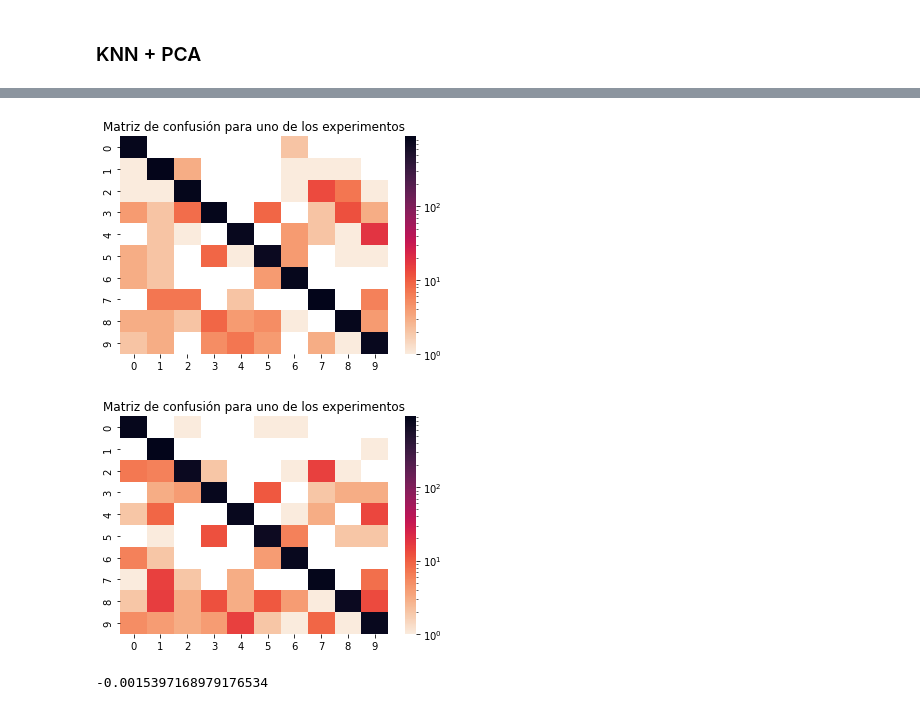
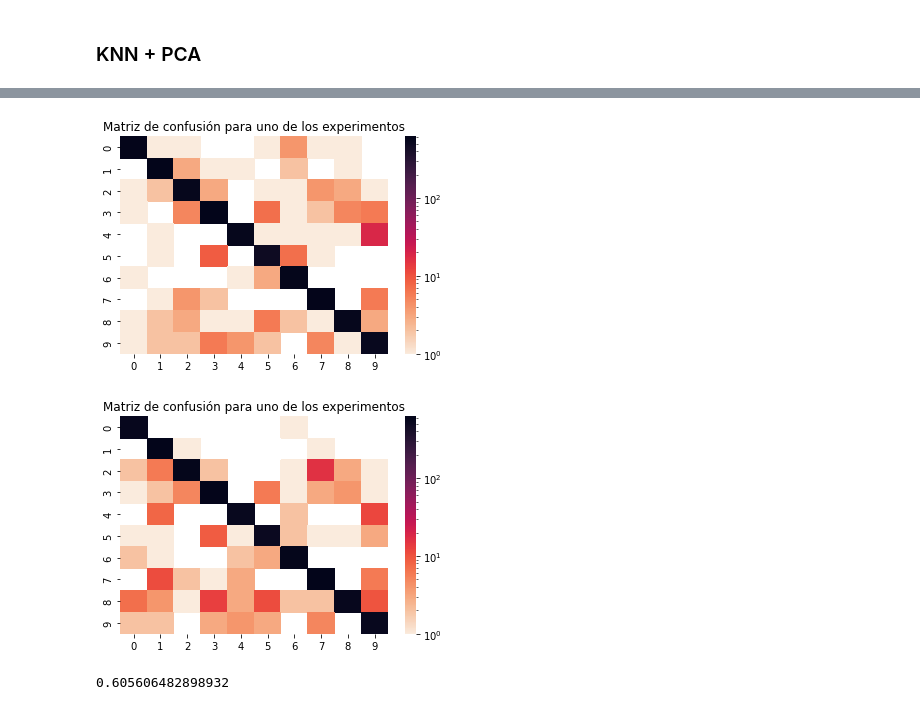
Before and after one commit to iglosiggio/metnum-tp2, a Jupyter notebook: notebooks/graficos.ipynb, the cells around one changed output, grey strips where cells are left out. Drawn from its saved outputs; the diff is of its cells as text; code cells hidden in the pictures.

```diff
--- a/notebooks/graficos.ipynb
+++ b/notebooks/graficos.ipynb
@@ -115,7 +115,7 @@ Text(0.5, 1.0, 'Parametrización KNNPCA vs Tiempo en KNN')
 df_knnpca
 
 df_knnpca_accuracy_column = df_knnpca.apply(
-    func=lambda row: accuracy_score(row['y_val'], row['y_pred']),
+    func=lambda row: accuracy_score(row['y_fold_test'], row['y_fold_pred']),
     axis=1
 )
 df_knnpca_accuracy = df_knnpca[['k']].copy()
@@ -174,30 +174,28 @@ Name: 4217, dtype: float64
 # %%
 from matplotlib.colors import LogNorm
 from sklearn.metrics import confusion_matrix
 
-confusion = confusion_matrix(max_knnpca_row['y_val'], max_knnpca_row['y_pred'])
+confusion = confusion_matrix(max_knnpca_row['y_fold_test'], max_knnpca_row['y_fold_pred'])
 
 cmap = sns.cm.rocket_r
 confusion_heatmap = sns.heatmap(confusion, norm=LogNorm(), cmap=cmap) \
                        .set(title='Matriz de confusión para uno de los experimentos')
 # %% [output]
-[figure, old version]
+[figure, new version]
 # %%
-confusion = confusion_matrix(max_knn_row['y_val'], max_knn_row['y_pred'])
+confusion = confusion_matrix(max_knn_row['y_fold_test'], max_knn_row['y_fold_pred'])
 
 cmap = sns.cm.rocket_r
 confusion_heatmap = sns.heatmap(confusion, norm=LogNorm(), cmap=cmap) \
                        .set(title='Matriz de confusión para uno de los experimentos')
 # %% [output]
-[figure, old version]
+[figure, new version]
 # %%
 from sklearn.metrics import cohen_kappa_score
 
 # min_knnpca_i = df_knnpca_accuracy['accuracy'].argmin()
 random_knnpca_row = df_knnpca.iloc[100]
 
-cohen_kappa_score(max_knnpca_row['y_pred'], random_knnpca_row['y_val'])
-
-# cohen_kappa_score(max_knn_row['y_val'], max_knnpca_row['y_val'])
+cohen_kappa_score(max_knnpca_row['y_pred'], random_knnpca_row['y_pred'])
 # %% [output]
--0.0015397168979176534
+0.605606482898932
```
Also changed, not shown: parts of 13 cells of this notebook.
